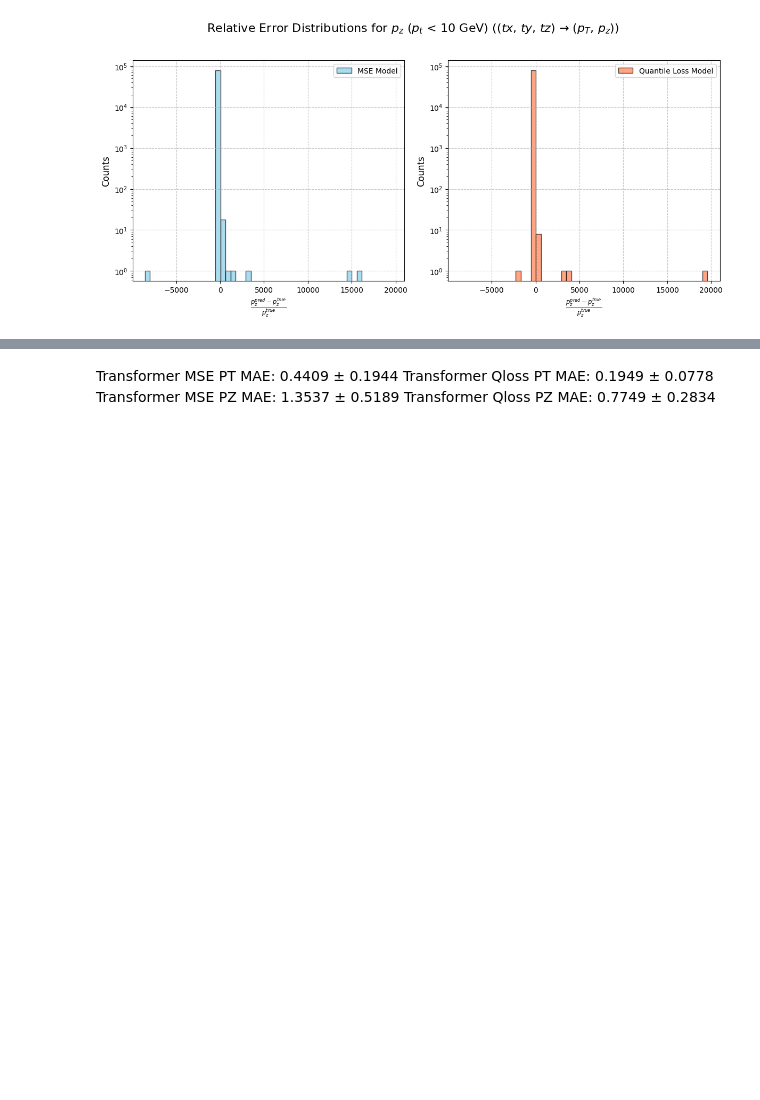
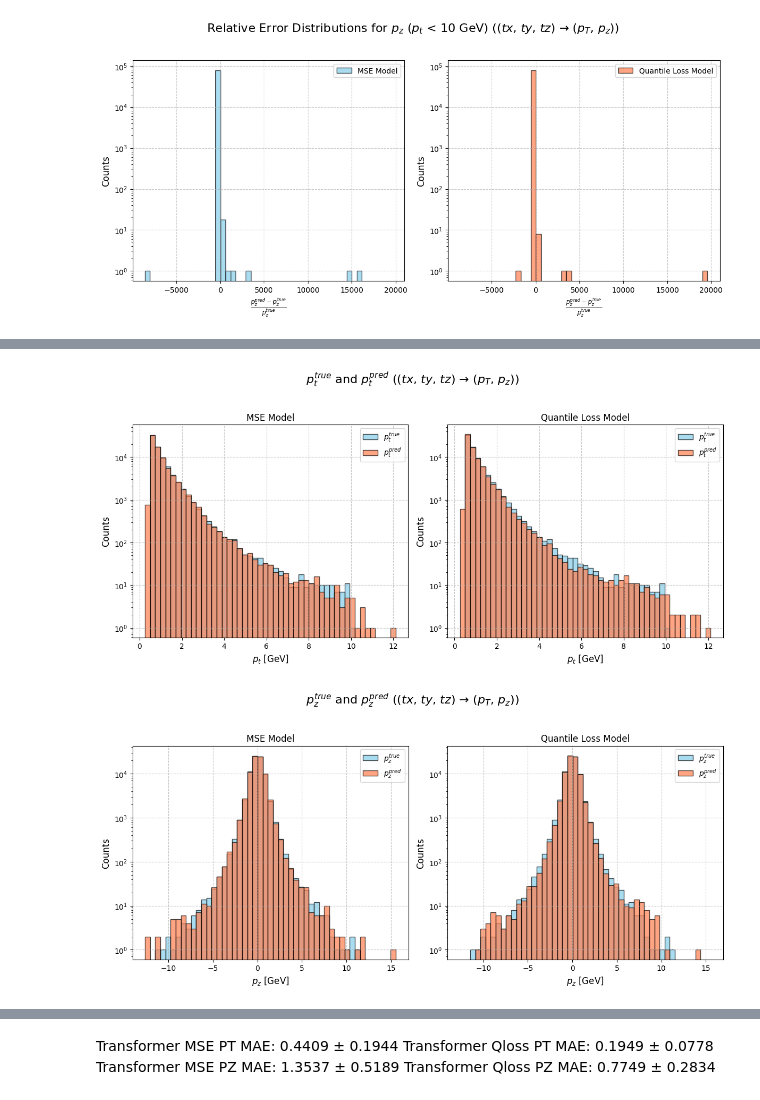
Before and after one commit to CouthuresJeremy/TrackFormer, a Jupyter notebook: dataanalysis.ipynb, the cells around one changed output, grey strips where cells are left out. Cells and saved outputs as stored; diff of their text form; code cells hidden in the pictures; blank space fills up the shorter version.

```diff
--- a/dataanalysis.ipynb
+++ b/dataanalysis.ipynb
@@ -2300,7 +2125,7 @@ plot_alone_pi()
 # %%
 def plot_pi():
     for var_index, var in enumerate(target_labels):
-        pi_true_list = np.array(p_true_list)[:, var_index]
+        pi_true_values = np.array(p_true_list)[:, var_index]
         pi_pred_mse_list = np.array(p_pred_mse_list)[:, var_index]
         pi_pred_qloss_list = np.array(p_pred_qloss_list)[:, var_index]
 
@@ -2318,9 +2143,9 @@ def plot_pi():
         plt.suptitle(title, fontsize=16)
 
         bins = np.linspace(
-            min(min(pi_true_list), min(pi_pred_mse_list), min(pi_pred_qloss_list)),
+            min(min(pi_true_values), min(pi_pred_mse_list), min(pi_pred_qloss_list)),
             max(
-                max(pi_true_list),
+                max(pi_true_values),
                 max(pi_pred_mse_list),
                 max(pi_pred_qloss_list),
             ),
@@ -2330,7 +2155,7 @@ def plot_pi():
         # MSE Model
         plt.subplot(1, 2, 1)
         plt.hist(
-            pi_true_list,
+            pi_true_values,
             bins=bins,
             alpha=0.7,
             label=true_label,
@@ -2355,36 +2180,39 @@ def plot_pi():
         # Qloss
         plt.subplot(1, 2, 2)
         plt.hist(
-            pi_true_list,
+            pi_true_values,
             bins=bins,
             alpha=0.7,
             label=true_label,
             color="skyblue",
             edgecolor="black",
         )
         plt.hist(
             pi_pred_qloss_list,
             bins=bins,
             alpha=0.7,
             label=pred_label,
             color="coral",
             edgecolor="black",
         )
         plt.xlabel(xlabel, fontsize=12)
         plt.ylabel("Counts", fontsize=12)
         plt.yscale("log")
         plt.grid(True, linestyle="--", alpha=0.7)
         plt.title("Quantile Loss Model")
         plt.legend()
 
         sync_plot_limits()
 
         plt.tight_layout(rect=[0, 0.03, 1, 0.95])
         plt.savefig(filename, format="png")
         plt.show()
 
 
 plot_pi()
+# %% [output]
+[figure, added]
+[figure, added]
 # %%
 def plot_pi_cdf():
     """Plot CDF of p_t and p_z"""
```
Also changed, not shown: parts of 20 cells of this notebook.
